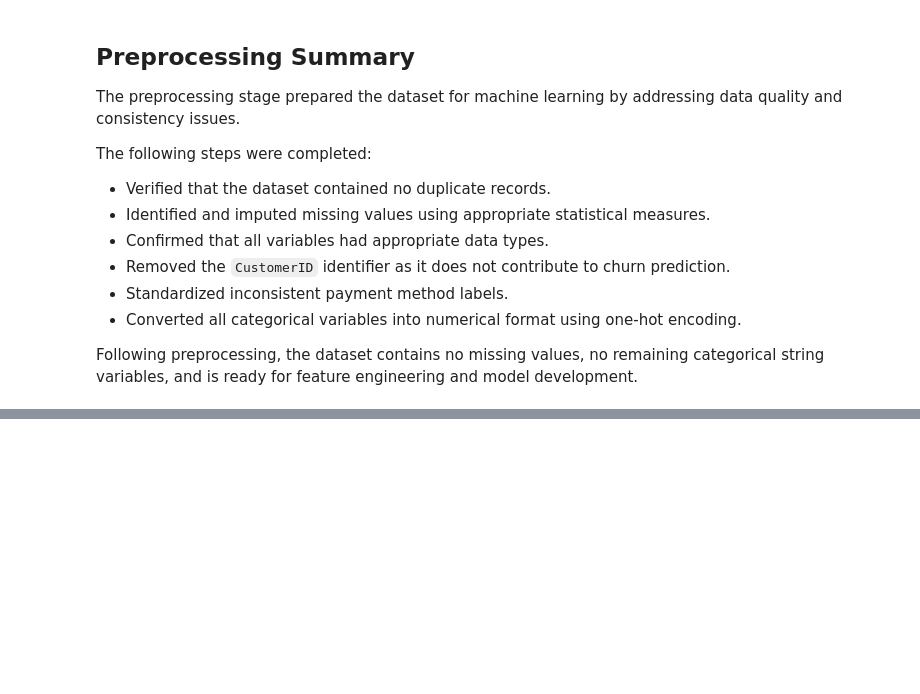
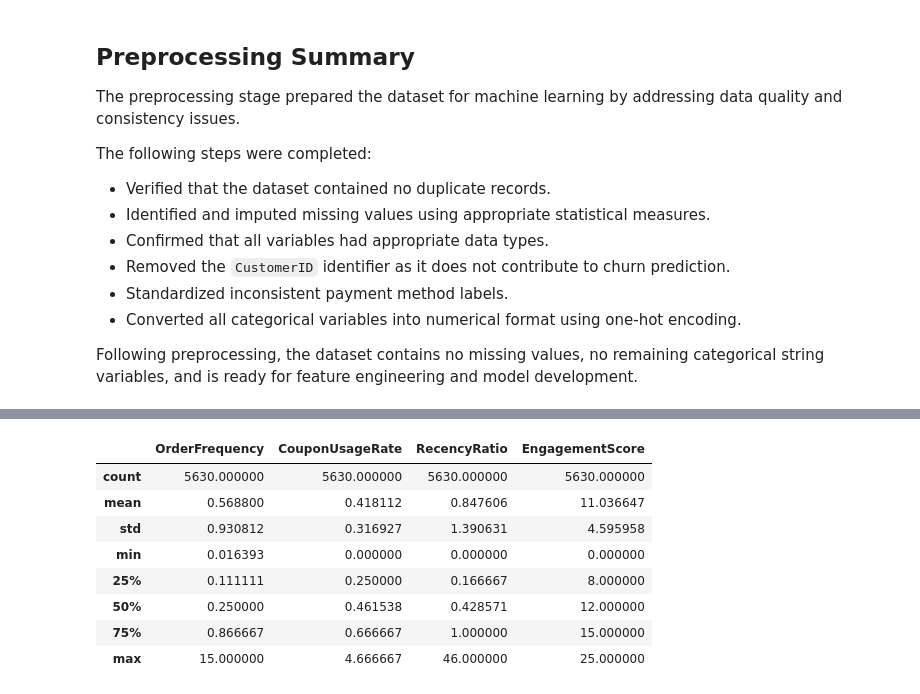
Before and after one commit to Akurang/AI_group5_project, a Jupyter notebook: final_project.ipynb, the cells around one changed output, grey strips where cells are left out. Drawn from its saved outputs; the diff is of its cells as text; code cells hidden in the pictures; blank space fills up the shorter version.

```diff
--- a/final_project.ipynb
+++ b/final_project.ipynb
@@ -399,0 +442,26 @@ Following preprocessing, the dataset contains no missing values, no remaining ca
+# %%
+# Orderd placed per month of tenure
+e_commerce['OrderFrequency']= e_commerce['OrderCount'] /(e_commerce['Tenure']+1)
+
+# Share of orders that used coupon
+e_commerce['CouponUsageRate'] =e_commerce['CouponUsed'] / (e_commerce['OrderCount'] + 1)
+
+# Days since last order relative to tenure — flags customers who have gone quiet relative to how long they have been a customer, not just in absolute days
+e_commerce['RecencyRatio']=e_commerce['DaySinceLastOrder'] /(e_commerce['Tenure'] + 1)
+
+# Engagement score (app usage with no. registered devices)
+e_commerce['EngagementScore'] = (
+    e_commerce['HourSpendOnApp'] * e_commerce['NumberOfDeviceRegistered'])
+
+new_features = ['OrderFrequency', 'CouponUsageRate','RecencyRatio','EngagementScore']
+e_commerce[new_features].describe()
+# %% [output]
+|  | OrderFrequency | CouponUsageRate | RecencyRatio | EngagementScore |
+| count | 5630.000000 | 5630.000000 | 5630.000000 | 5630.000000 |
+| mean | 0.568800 | 0.418112 | 0.847606 | 11.036647 |
+| std | 0.930812 | 0.316927 | 1.390631 | 4.595958 |
+| min | 0.016393 | 0.000000 | 0.000000 | 0.000000 |
+| 25% | 0.111111 | 0.250000 | 0.166667 | 8.000000 |
+| 50% | 0.250000 | 0.461538 | 0.428571 | 12.000000 |
+| 75% | 0.866667 | 0.666667 | 1.000000 | 15.000000 |
+| max | 15.000000 | 4.666667 | 46.000000 | 25.000000 |
```
Also changed, not shown: parts of 10 cells of this notebook, 1 other file.
